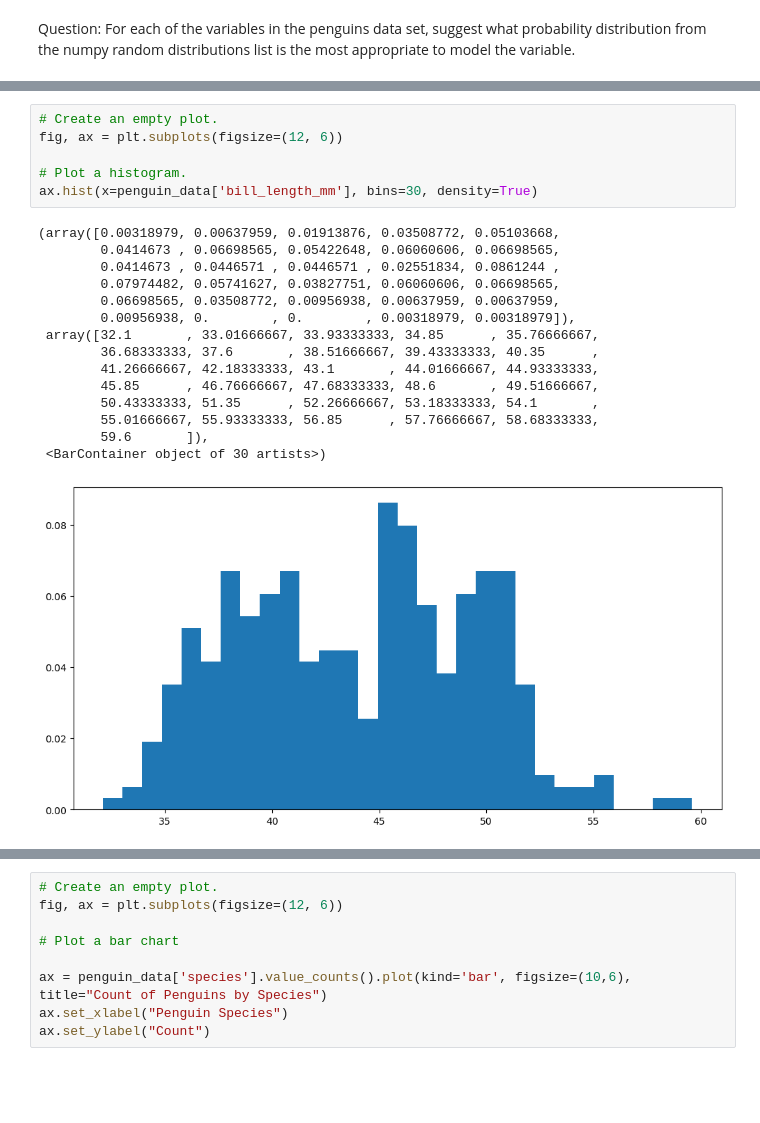
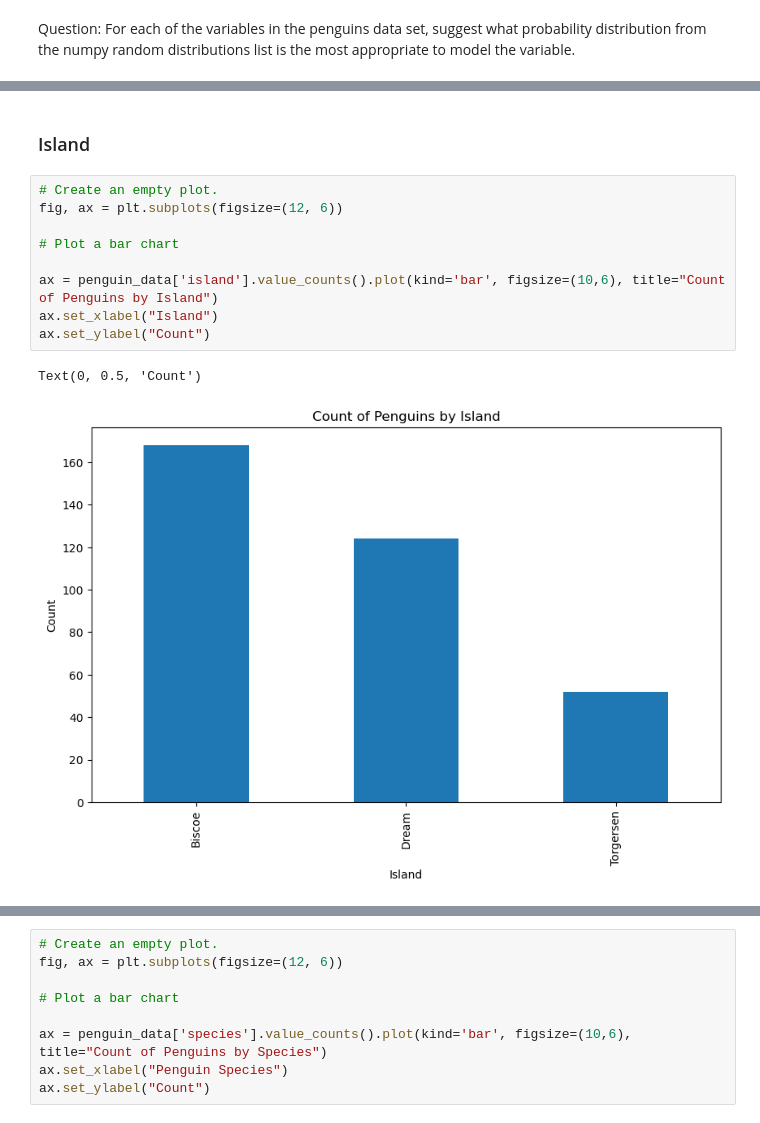
Before and after one commit to emma2d/Fundamentals_of_DA, a Jupyter notebook: tasks.ipynb, the cells around one changed output, grey strips where cells are left out. Cells and saved outputs as stored; diff of their text form; blank space fills up the shorter version.

```diff
--- a/tasks.ipynb
+++ b/tasks.ipynb
@@ -266,22 +427,14 @@ Question: For each of the variables in the penguins data set, suggest what proba
+# %% [markdown]
+### Island
 # %%
 # Create an empty plot.
 fig, ax = plt.subplots(figsize=(12, 6))
 
-# Plot a histogram.
-ax.hist(x=penguin_data['bill_length_mm'], bins=30, density=True)
+# Plot a bar chart
+
+ax = penguin_data['island'].value_counts().plot(kind='bar', figsize=(10,6), title="Count of Penguins by Island")
+ax.set_xlabel("Island")
+ax.set_ylabel("Count")
 # %% [output]
-(array([0.00318979, 0.00637959, 0.01913876, 0.03508772, 0.05103668,
-        0.0414673 , 0.06698565, 0.05422648, 0.06060606, 0.06698565,
-        0.0414673 , 0.0446571 , 0.0446571 , 0.02551834, 0.0861244 ,
-        0.07974482, 0.05741627, 0.03827751, 0.06060606, 0.06698565,
-        0.06698565, 0.03508772, 0.00956938, 0.00637959, 0.00637959,
-        0.00956938, 0.        , 0.        , 0.00318979, 0.00318979]),
- array([32.1       , 33.01666667, 33.93333333, 34.85      , 35.76666667,
-        36.68333333, 37.6       , 38.51666667, 39.43333333, 40.35      ,
-        41.26666667, 42.18333333, 43.1       , 44.01666667, 44.93333333,
-        45.85      , 46.76666667, 47.68333333, 48.6       , 49.51666667,
-        50.43333333, 51.35      , 52.26666667, 53.18333333, 54.1       ,
-        55.01666667, 55.93333333, 56.85      , 57.76666667, 58.68333333,
-        59.6       ]),
- <BarContainer object of 30 artists>)
+Text(0, 0.5, 'Count')
-[figure, old version]
+[figure, new version]
```
Also changed, not shown: parts of 64 cells of this notebook.
